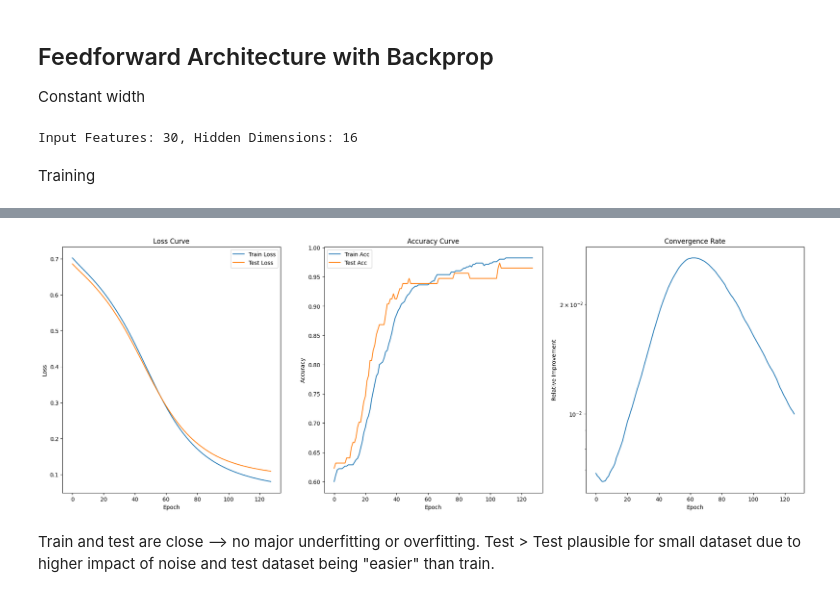
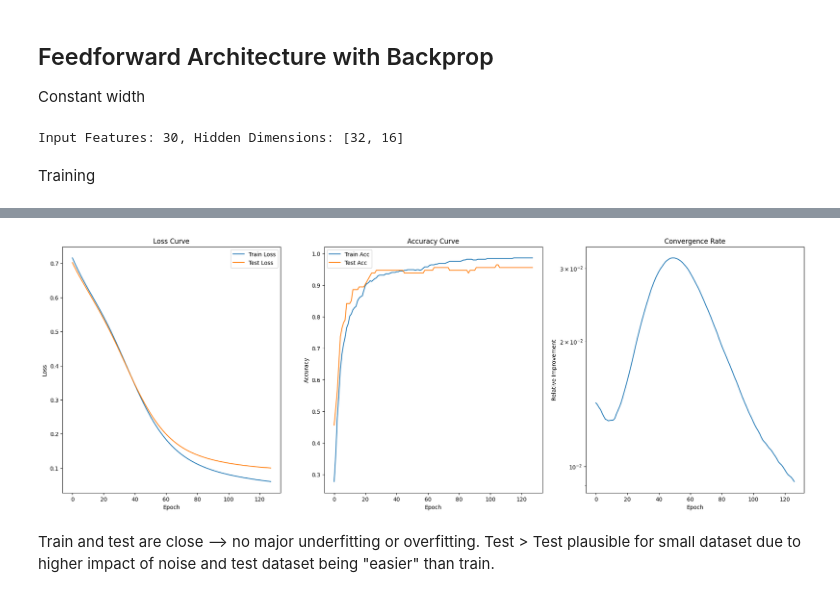
Before and after one commit to nishantak/FeedbackAlignment, a Jupyter notebook: wisconsin_ff/FF_DFA_learning.ipynb, the cells around one changed output, grey strips where cells are left out. Saved outputs shown, nothing was run; the diff lists cells and outputs as text; code cells hidden in the pictures.

```diff
--- a/wisconsin_ff/FF_DFA_learning.ipynb
+++ b/wisconsin_ff/FF_DFA_learning.ipynb
@@ -149,7 +149,7 @@ Removed noise might be better for DFA to learn from a more informative subset of
 Constant width
 # %%
 input_dim = X_train.shape[1]
-hidden_dim = 16
+hidden_dim = [32, 16]
 output_dim = 2
 
 print(f"Input Features: {input_dim}, Hidden Dimensions: {hidden_dim}")
@@ -158,16 +158,16 @@ class BPNN(nn.Module):
     def __init__(self, input_dim, hidden_dim, output_dim):
         super(BPNN, self).__init__()
         self.net = nn.Sequential(
-            nn.Linear(input_dim, hidden_dim),
+            nn.Linear(input_dim, hidden_dim[0]),
             nn.ReLU(),
-            nn.Linear(hidden_dim, hidden_dim),
+            nn.Linear(hidden_dim[0], hidden_dim[1]),
             nn.ReLU(),
-            nn.Linear(hidden_dim, output_dim)
+            nn.Linear(hidden_dim[1], output_dim)
         )
     def forward(self, x):
         return self.net(x)
 # %% [output]
-Input Features: 30, Hidden Dimensions: 16
+Input Features: 30, Hidden Dimensions: [32, 16]
 # %% [markdown]
 Training
 # %%
@@ -267,7 +267,7 @@ end_time = time.perf_counter()
 elapsed = end_time - start_time
 print(f"\nTraining completed in {elapsed:.2f} seconds")
 
-# convergence_rate_bnn = convergence_rates[-1]
+convergence_rate_bnn = convergence_rates[-1]
 
 # Plots
 plt.figure(figsize=(24, 8))
@@ -325,4 +324,4 @@ Final Convergence Rate: 0.0100, Epoch: 128
-[figure, old version]
+[figure, new version]
 # %% [markdown]
 Train and test are close --> no major underfitting or overfitting. Test > Test plausible for small dataset due to higher impact of noise and test dataset being "easier" than train.
 # %% [markdown]
```
Also changed, not shown: parts of 12 cells of this notebook, 32 other files.
